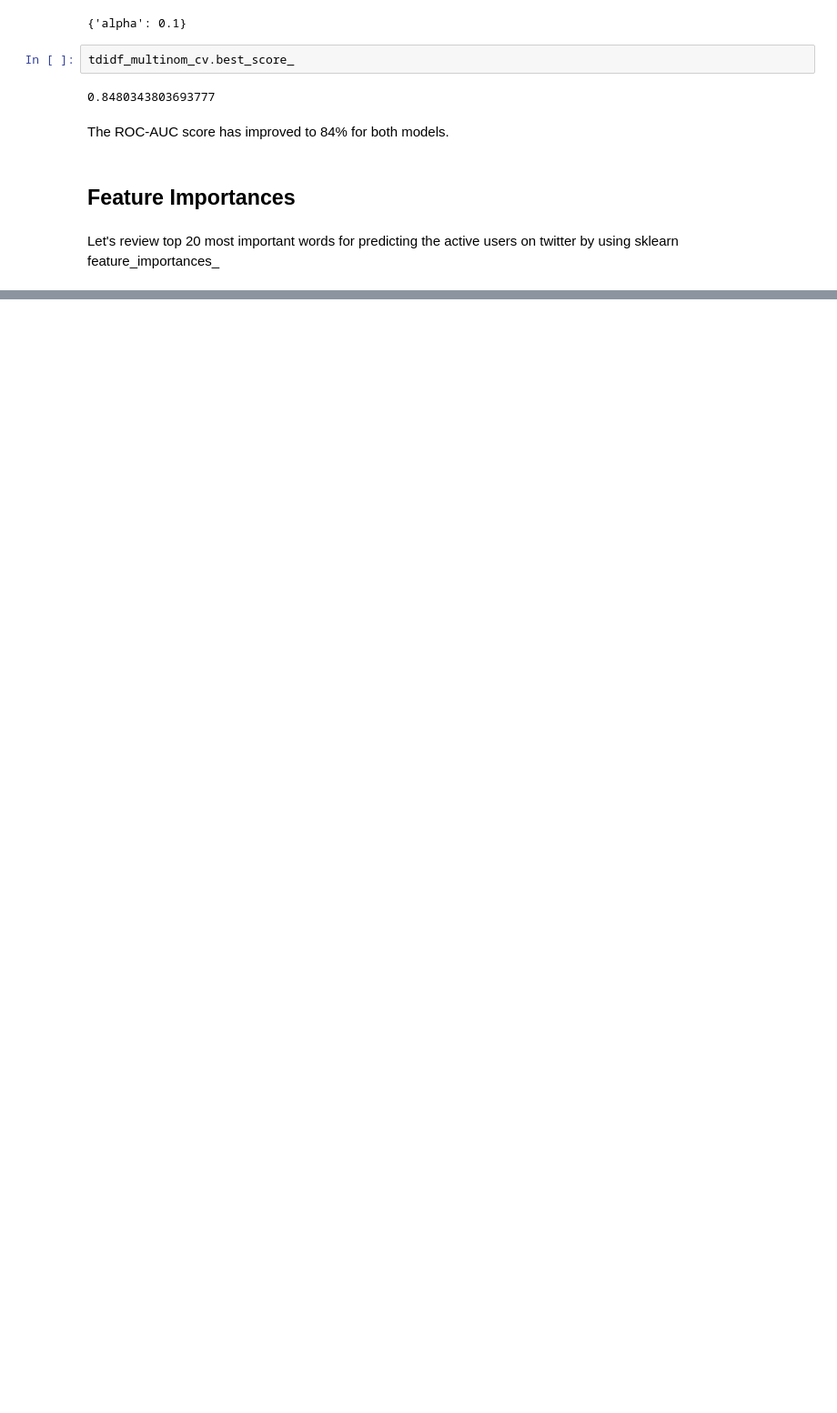
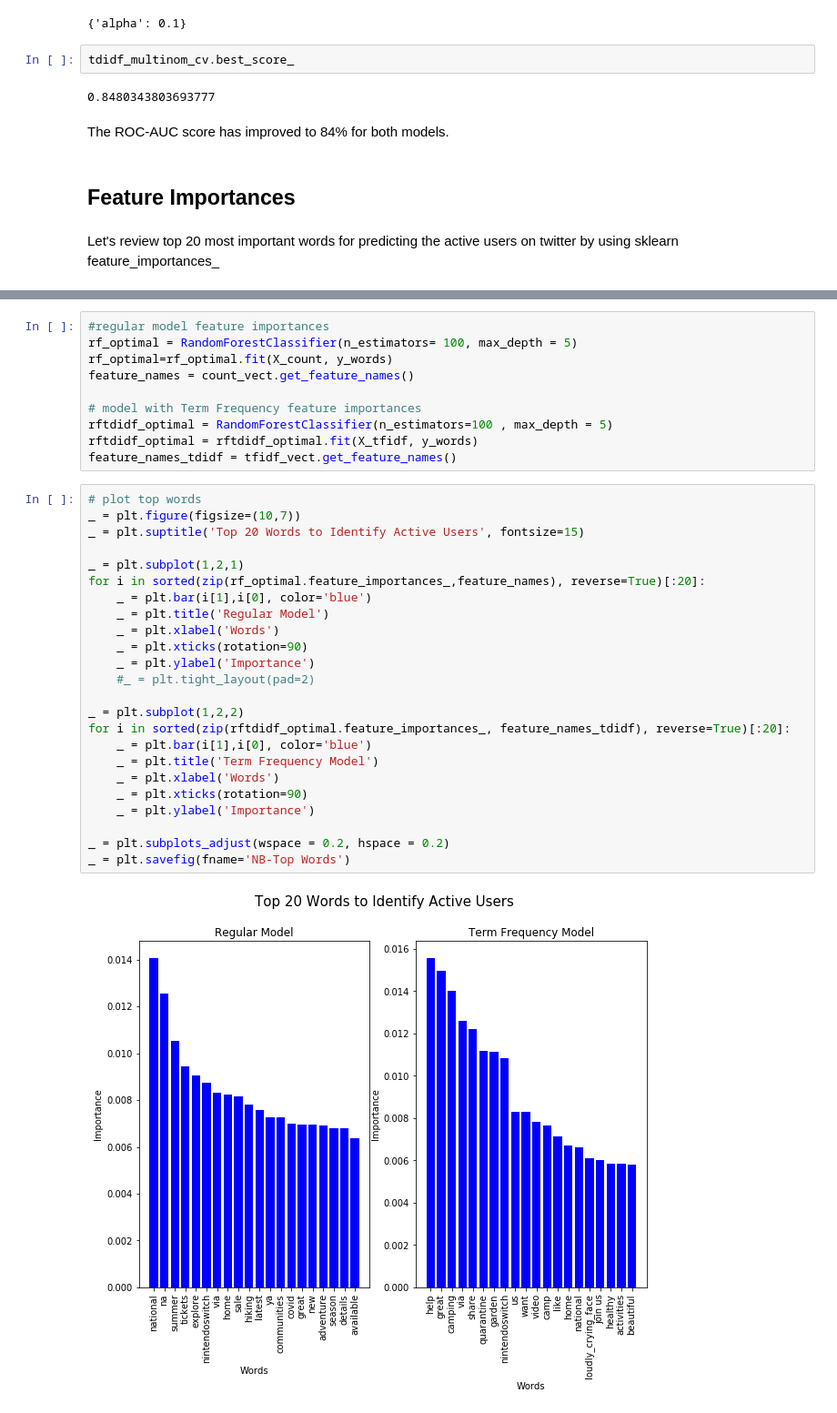
Before and after one commit to a-kantur/Springboard, a Jupyter notebook: Capstone Project 2/3.3. ML - Naive Bayes Model for Predicting User Type.ipynb, the cells around one changed output, grey strips where cells are left out. Shown at 91% size. Drawn from its saved outputs; the diff is of its cells as text; blank space fills up the shorter version.

```diff
--- a/Capstone Project 2/3.3. ML - Naive Bayes Model for Predicting User Type.ipynb
+++ b/Capstone Project 2/3.3. ML - Naive Bayes Model for Predicting User Type.ipynb
@@ -204,0 +290,36 @@ AttributeError: 'MultinomialNB' object has no attribute 'classes_'
+# %%
+#regular model feature importances
+rf_optimal = RandomForestClassifier(n_estimators= 100, max_depth = 5)
+rf_optimal=rf_optimal.fit(X_count, y_words)
+feature_names = count_vect.get_feature_names()
+
+# model with Term Frequency feature importances
+rftdidf_optimal = RandomForestClassifier(n_estimators=100 , max_depth = 5)
+rftdidf_optimal = rftdidf_optimal.fit(X_tfidf, y_words)
+feature_names_tdidf = tfidf_vect.get_feature_names()
+# %%
+# plot top words
+_ = plt.figure(figsize=(10,7))
+_ = plt.suptitle('Top 20 Words to Identify Active Users', fontsize=15)
+
+_ = plt.subplot(1,2,1)
+for i in sorted(zip(rf_optimal.feature_importances_,feature_names), reverse=True)[:20]:
+    _ = plt.bar(i[1],i[0], color='blue')
+    _ = plt.title('Regular Model')
+    _ = plt.xlabel('Words')
+    _ = plt.xticks(rotation=90)
+    _ = plt.ylabel('Importance')
+    #_ = plt.tight_layout(pad=2)
+
+_ = plt.subplot(1,2,2)
+for i in sorted(zip(rftdidf_optimal.feature_importances_, feature_names_tdidf), reverse=True)[:20]:
+    _ = plt.bar(i[1],i[0], color='blue')
+    _ = plt.title('Term Frequency Model')
+    _ = plt.xlabel('Words')
+    _ = plt.xticks(rotation=90)
+    _ = plt.ylabel('Importance')
+
+_ = plt.subplots_adjust(wspace = 0.2, hspace = 0.2)
+_ = plt.savefig(fname='NB-Top Words')
+# %% [output]
+[figure, added]
```
Also changed, not shown: parts of 15 cells of this notebook.
